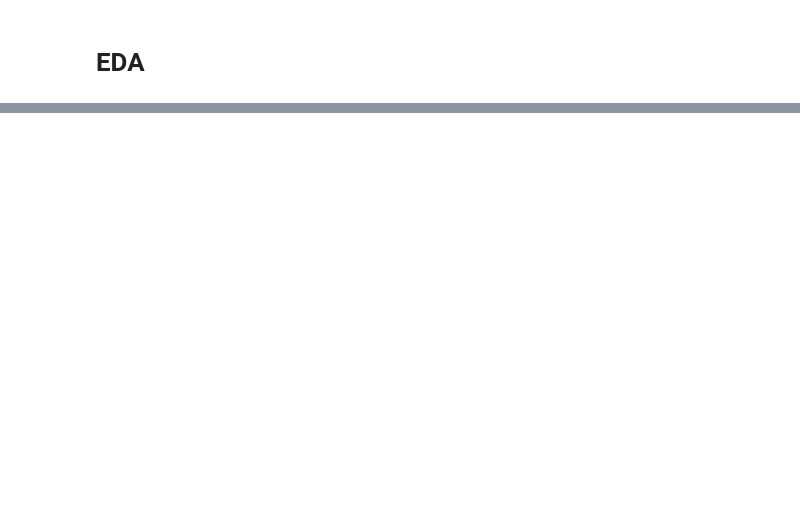
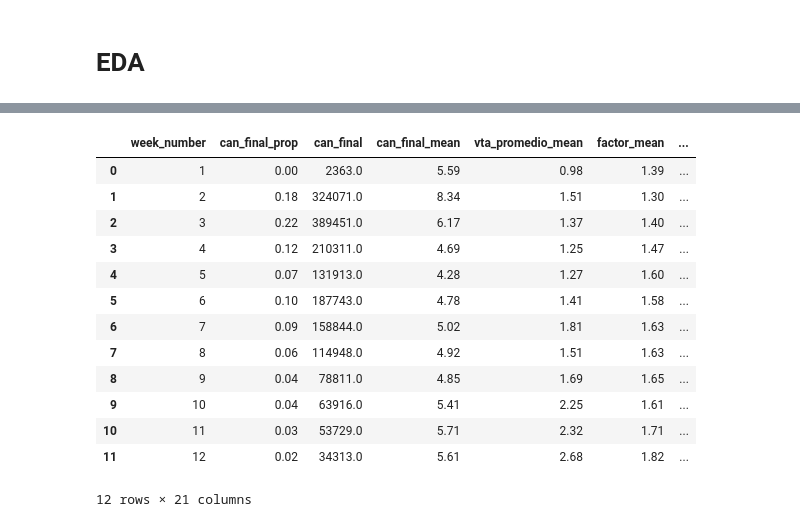
Before and after one commit to bi-retail-tricot/forecast, a Jupyter notebook: notebooks/03_genex.ipynb, the cells around one changed output, grey strips where cells are left out. Drawn from its saved outputs; the diff is of its cells as text; code cells hidden in the pictures; blank space fills up the shorter version.

```diff
--- a/notebooks/03_genex.ipynb
+++ b/notebooks/03_genex.ipynb
@@ -373,0 +546,53 @@ repo_summary.to_excel('../sandbox/repo_summary.xlsx', index=False)
+# %%
+error_prop_summary= data_repo_x_dda.groupby(['week_number'], as_index = False).agg(
+    can_final =  ('can_final','sum'),
+    vta_promedio_mean = ('vta_promedio','mean'),
+    factor_mean = ('factor', 'mean'),
+    semana_vta_mean = ('semana_vta', 'mean'),
+    forecast_tricot_mean = ('forecast_tricot','mean'),
+    real_sales_mean = ('real_sales','mean'),
+    repo_x_dda_mean = ('repo_x_dda','mean'),
+    can_final_mean = ('can_final','mean'),
+    error_prop_tricot = ('error_prop_forecast_tricot', 'mean'),
+    error_prop_vta_promedio = ('error_prop_forecast_vta_promedio_f1', 'mean'),
+    error_prop_vta_promedio_f1 = ('error_prop_forecast_vta_promedio','mean'),
+    error_prop_forecast_vta_promedio_f1 = ('error_prop_forecast_vta_promedio_f1','mean'),
+    error_prop_sv4 = ('error_prop_forecast_sv4', 'mean'),
+    error_prop_f1 = ('error_prop_forecast_f1', 'mean'),
+    error_prop_sv4_f1 = ('error_prop_forecast_sv4_f1', 'mean'),
+    flag_error_forecast_tricot_mean  = ('flag_error_forecast_tricot', 'mean'),
+    flag_error_forecast_f1_mean = ('flag_error_forecast_f1', 'mean'),
+    flag_error_forecast_sv4_mean = ('flag_error_forecast_sv4', 'mean'),
+    flag_error_forecast_sv4_f1_mean = ('flag_error_forecast_sv4_f1', 'mean'),
+    flag_error_forecast_vta_promedio_mean = ('flag_error_forecast_vta_promedio', 'mean'),
+    flag_error_forecast_vta_promedio_f1_mean = ('flag_error_forecast_vta_promedio_f1', 'mean')
+)
+
+error_prop_summary['can_final_prop'] = error_prop_summary['can_final'] / error_prop_summary['can_final'].sum()
+
+
+COLUMNS_ORDER = ['week_number',
+                 'can_final_prop','can_final', 'can_final_mean',
+                 'vta_promedio_mean', 'factor_mean', 'semana_vta_mean',
+                 'forecast_tricot_mean', 'real_sales_mean',
+                 'error_prop_tricot','error_prop_sv4','error_prop_f1','error_prop_vta_promedio_f1', 'error_prop_sv4_f1','error_prop_vta_promedio',
+                 'flag_error_forecast_tricot_mean','flag_error_forecast_vta_promedio_mean','flag_error_forecast_f1_mean','flag_error_forecast_vta_promedio_f1_mean', 'flag_error_forecast_sv4_mean','flag_error_forecast_sv4_f1_mean']
+
+error_prop_summary = error_prop_summary[COLUMNS_ORDER]
+
+error_prop_summary.head(12).round(2)
+# %% [output]
+|  | week_number | can_final_prop | can_final | can_final_mean | vta_promedio_mean | factor_mean | ... |
+| 0 | 1 | 0.00 | 2363.0 | 5.59 | 0.98 | 1.39 | ... |
+| 1 | 2 | 0.18 | 324071.0 | 8.34 | 1.51 | 1.30 | ... |
+| 2 | 3 | 0.22 | 389451.0 | 6.17 | 1.37 | 1.40 | ... |
+| 3 | 4 | 0.12 | 210311.0 | 4.69 | 1.25 | 1.47 | ... |
+| 4 | 5 | 0.07 | 131913.0 | 4.28 | 1.27 | 1.60 | ... |
+| 5 | 6 | 0.10 | 187743.0 | 4.78 | 1.41 | 1.58 | ... |
+| 6 | 7 | 0.09 | 158844.0 | 5.02 | 1.81 | 1.63 | ... |
+| 7 | 8 | 0.06 | 114948.0 | 4.92 | 1.51 | 1.63 | ... |
+| 8 | 9 | 0.04 | 78811.0 | 4.85 | 1.69 | 1.65 | ... |
+| 9 | 10 | 0.04 | 63916.0 | 5.41 | 2.25 | 1.61 | ... |
+| 10 | 11 | 0.03 | 53729.0 | 5.71 | 2.32 | 1.71 | ... |
+| 11 | 12 | 0.02 | 34313.0 | 5.61 | 2.68 | 1.82 | ... |
+12 rows × 21 columns
```
Also changed, not shown: parts of 69 cells of this notebook, 23 other files.
